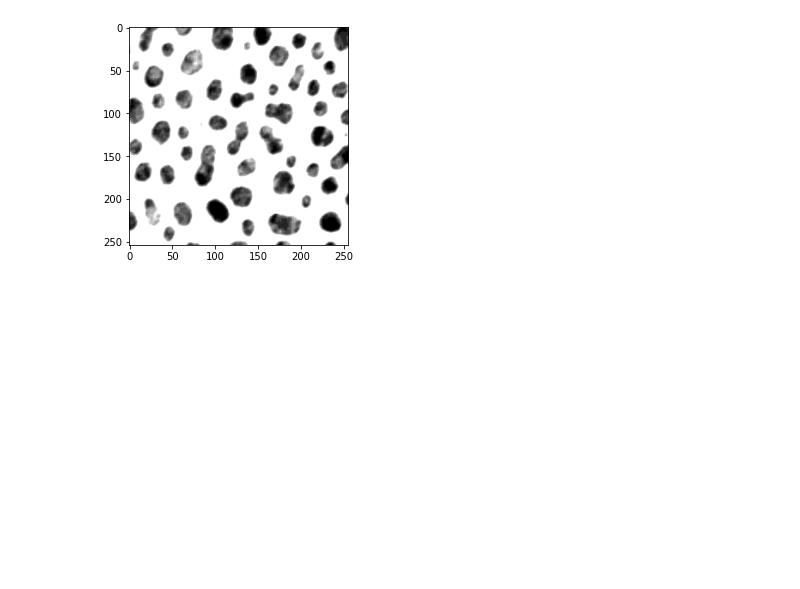
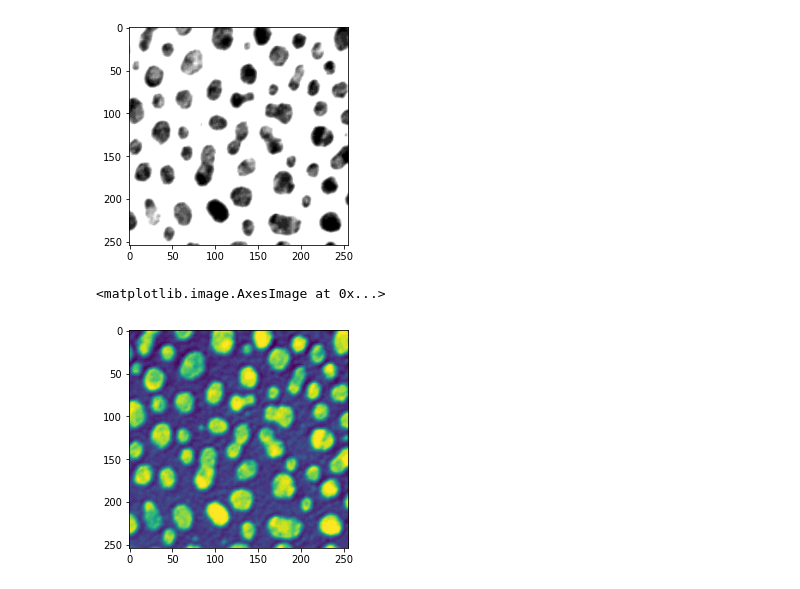
Before and after one commit to BadPrograms/Sanger-s-Optimized, a Jupyter notebook: Sanger's_rule(General_Hebbian_Algorithm).ipynb, the cells around one changed output. Saved outputs shown, nothing was run; the diff lists cells and outputs as text; code cells hidden in the pictures; blank space fills up the shorter version.

```diff
--- a/Sanger's_rule(General_Hebbian_Algorithm).ipynb
+++ b/Sanger's_rule(General_Hebbian_Algorithm).ipynb
@@ -70,6 +66,10 @@ plt.show()
 [figure]
 # %%
 imarray = np. array(im)
+plt.imshow(imarray)
+# %% [output]
+<matplotlib.image.AxesImage at 0x...>
+[figure, added]
 # %%
 #imarray = scaler.fit_transform(imarray)
 #print(gha(imarray,5))
```
Also changed, not shown: parts of 16 cells of this notebook.
